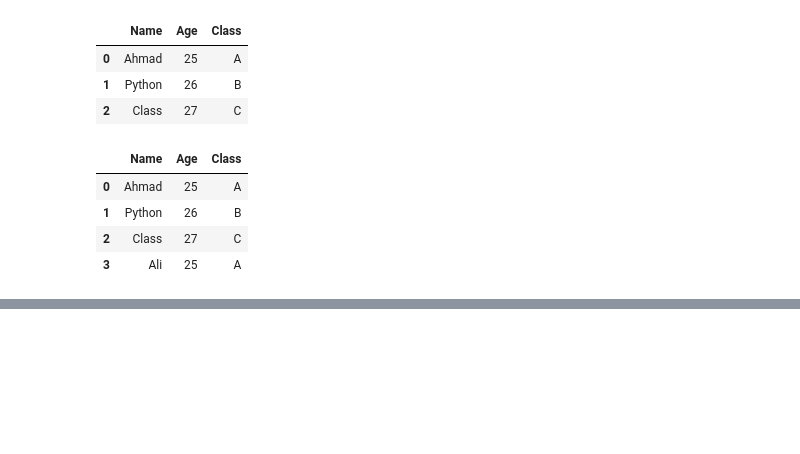
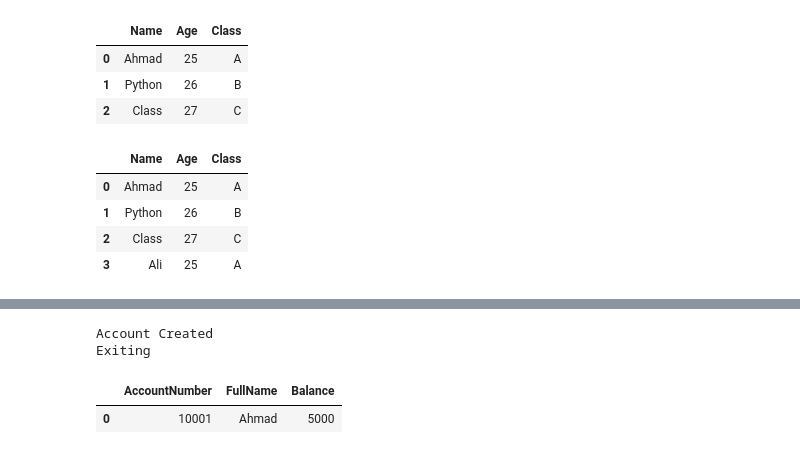
Before and after one commit to Ahmadhumayoun/AdvancePythonClassRepo, a Jupyter notebook: PandasLearning.ipynb, the cells around one changed output, grey strips where cells are left out. Saved outputs shown, nothing was run; the diff lists cells and outputs as text; code cells hidden in the pictures; blank space fills up the shorter version.

```diff
--- a/PandasLearning.ipynb
+++ b/PandasLearning.ipynb
@@ -229,0 +232,66 @@ The program should read data from the CSV file, update it when transactions occu
+# %%
+import random as rd
+while True:
+    choice = int(input("Enter 1 for account Opening \n Enter 2 for Balance Check \n Enter 3 for WithDrawl \n Enter 4 for Deposit: \n Enter 5 for Exit:"))
+    if choice ==1:
+        userDB = pd.read_csv("Bank.csv")
+        userName = input("Enter User Name:")
+        accNo = rd.randint(10000,99999)
+        balance = 5000
+        newUserDataList = [accNo,userName,balance]
+        currentrowNumber = len(userDB["AccountNumber"])
+        userDB.loc[currentrowNumber] = newUserDataList
+        userDB.to_csv("Bank.csv",index=False)
+        print("Account Created")
+    elif choice ==2:
+        userDB = pd.read_csv("Bank.csv")
+        accNo = int(input("Enter Account Number:"))
+        if accNo not in list(userDB["AccountNumber"]):
+            print("Account Number Not Found")
+            continue
+        for i in range(len(userDB)):
+            if userDB["AccountNumber"][i] == accNo:
+                nm = userDB["FullName"][i]
+                print(f"Welcome {nm} \nYour Balance is {userDB['Balance'][i]}")
+
+    elif choice ==3:
+        userDB = pd.read_csv("Bank.csv")
+        accNo = int(input("Enter Account Number:"))
+        if accNo not in list(userDB["AccountNumber"]):
+            print("Account Number Not Found")
+            continue
+        for i in range(len(userDB)):
+            if userDB["AccountNumber"][i] == accNo:
+                nm = userDB["FullName"][i]
+                amount2Wtihdraw = int(input("Enter Amount to Withdraw:"))
+                userDB['Balance'][i] = userDB['Balance'][i] - amount2Wtihdraw
+                # userDB['Balance'][i] = newBalance
+                print(f"Welcome {nm} \nYour new Balance is {userDB['Balance'][i]}")
+                userDB.to_csv("Bank.csv",index=False)
+    elif choice ==4:
+        userDB = pd.read_csv("Bank.csv")
+        accNo = int(input("Enter Account Number:"))
+        if accNo not in list(userDB["AccountNumber"]):
+            print("Account Number Not Found")
+            continue
+        for i in range(len(userDB)):
+            if userDB["AccountNumber"][i] == accNo:
+                nm = userDB["FullName"][i]
+                amount2Wtihdraw = int(input("Enter Amount to Withdraw:"))
+                userDB['Balance'][i] = userDB['Balance'][i] + amount2Wtihdraw
+                # userDB['Balance'][i] = newBalance
+                print(f"Welcome {nm} \nYour new Balance is {userDB['Balance'][i]}")
+                userDB.to_csv("Bank.csv",index=False)
+    elif choice ==5:
+        print("Exiting")
+        break
+# %% [output]
+Account Created
+Exiting
+# %%
+userDictionary = {"AccountNumber":[10001],"FullName":["Ahmad"],"Balance":[5000]}
+df = pd.DataFrame(userDictionary)
+df
+# %% [output]
+|  | AccountNumber | FullName | Balance |
+| 0 | 10001 | Ahmad | 5000 |
```
Also changed, not shown: parts of 2 cells of this notebook, 1 other file.
